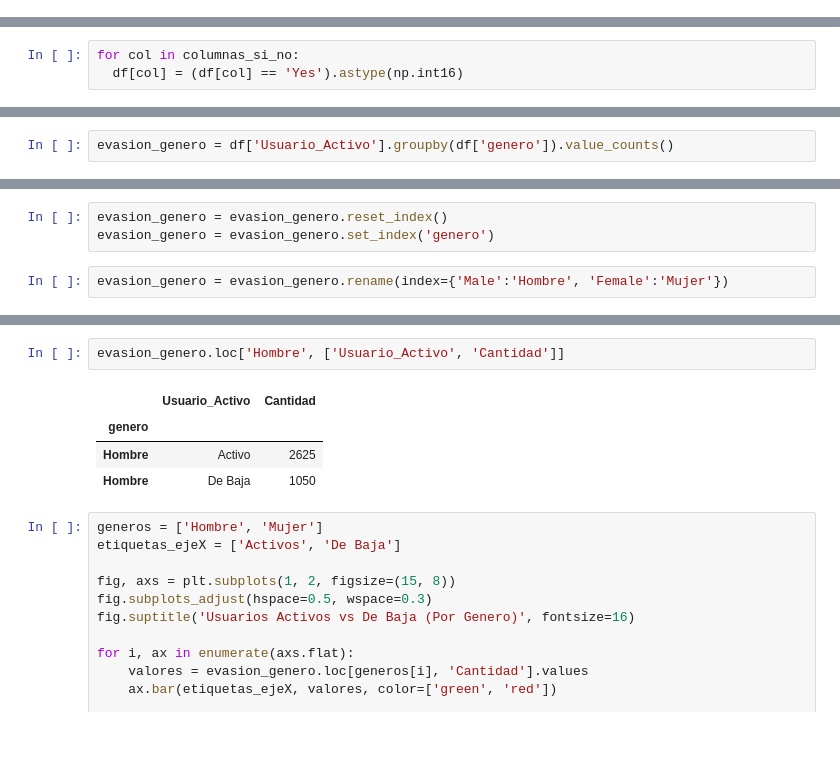
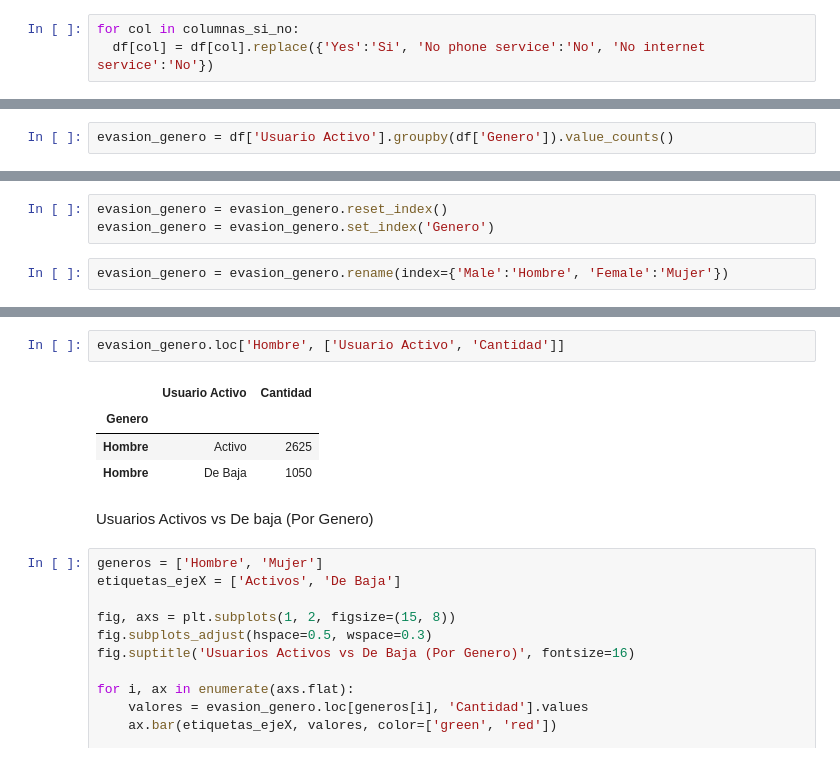
Before and after one commit to MrX7Torres/Challenge-TelecomX, a Jupyter notebook: Analisis_TelecomX.ipynb, the cells around one changed output, grey strips where cells are left out. Cells and saved outputs as stored; diff of their text form.

```diff
--- a/Analisis_TelecomX.ipynb
+++ b/Analisis_TelecomX.ipynb
@@ -325,0 +337,3 @@ memory usage: 1.2+ MB
+# %%
+for col in columnas_si_no:
+  df[col] = df[col].replace({'Yes':'Si', 'No phone service':'No', 'No internet service':'No'})
@@ -361,6 +360,3 @@ for x in columnas_si_no:
-# %%
-for col in columnas_si_no:
-  df[col] = (df[col] == 'Yes').astype(np.int16)
 # %% [markdown]
 ## Carga y Analisis
 # %% [markdown]
@@ -453,7 +436,7 @@ descripcion_evasion.style.format({'Porcentaje':'{:.2f} %'})
 # %% [markdown]
 ### Recuento de evasion por variables categoricas
 # %%
-evasion_genero = df['Usuario_Activo'].groupby(df['genero']).value_counts()
+evasion_genero = df['Usuario Activo'].groupby(df['Genero']).value_counts()
 # %%
 evasion_genero = evasion_genero.to_frame()
 # %%
@@ -462,7 +445,7 @@ evasion_genero = evasion_genero.rename(columns={'count':'Cantidad'})
 evasion_genero = evasion_genero.rename(index={0:'De Baja', 1:'Activo'})
 # %%
 evasion_genero = evasion_genero.reset_index()
-evasion_genero = evasion_genero.set_index('genero')
+evasion_genero = evasion_genero.set_index('Genero')
 # %%
 evasion_genero = evasion_genero.rename(index={'Male':'Hombre', 'Female':'Mujer'})
 # %%
@@ -481,10 +460,12 @@ evasion_genero.plot(kind='bar', figsize=(10, 6), grid=True, title='Usuarios Acti
 # %%
-evasion_genero.loc['Hombre', ['Usuario_Activo', 'Cantidad']]
+evasion_genero.loc['Hombre', ['Usuario Activo', 'Cantidad']]
 # %% [output]
-|  | Usuario_Activo | Cantidad |
-| genero |  |  |
+|  | Usuario Activo | Cantidad |
+| Genero |  |  |
 | Hombre | Activo | 2625 |
 | Hombre | De Baja | 1050 |
+# %% [markdown]
+Usuarios Activos vs De baja (Por Genero)
 # %%
 generos = ['Hombre', 'Mujer']
 etiquetas_ejeX = ['Activos', 'De Baja']
```
Also changed, not shown: parts of 70 cells of this notebook.
